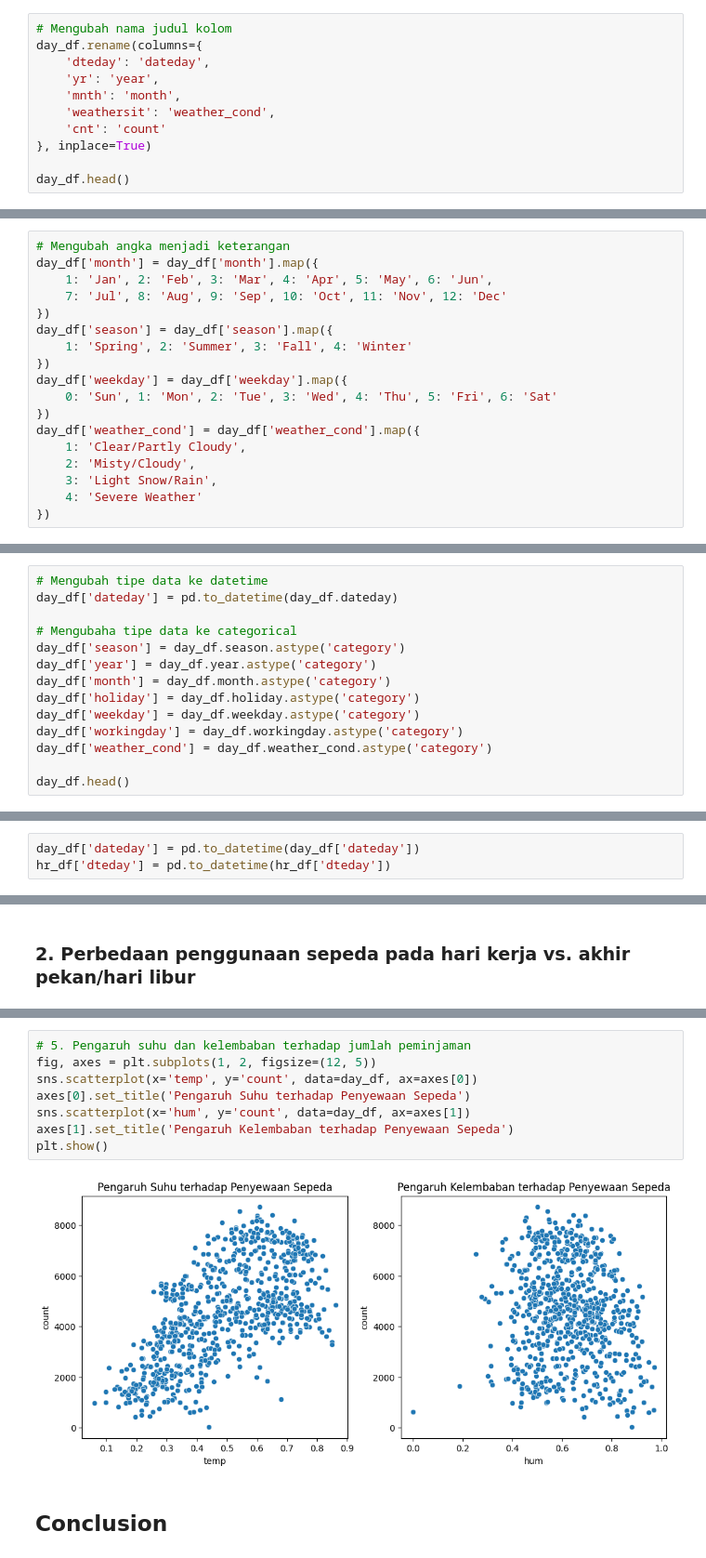
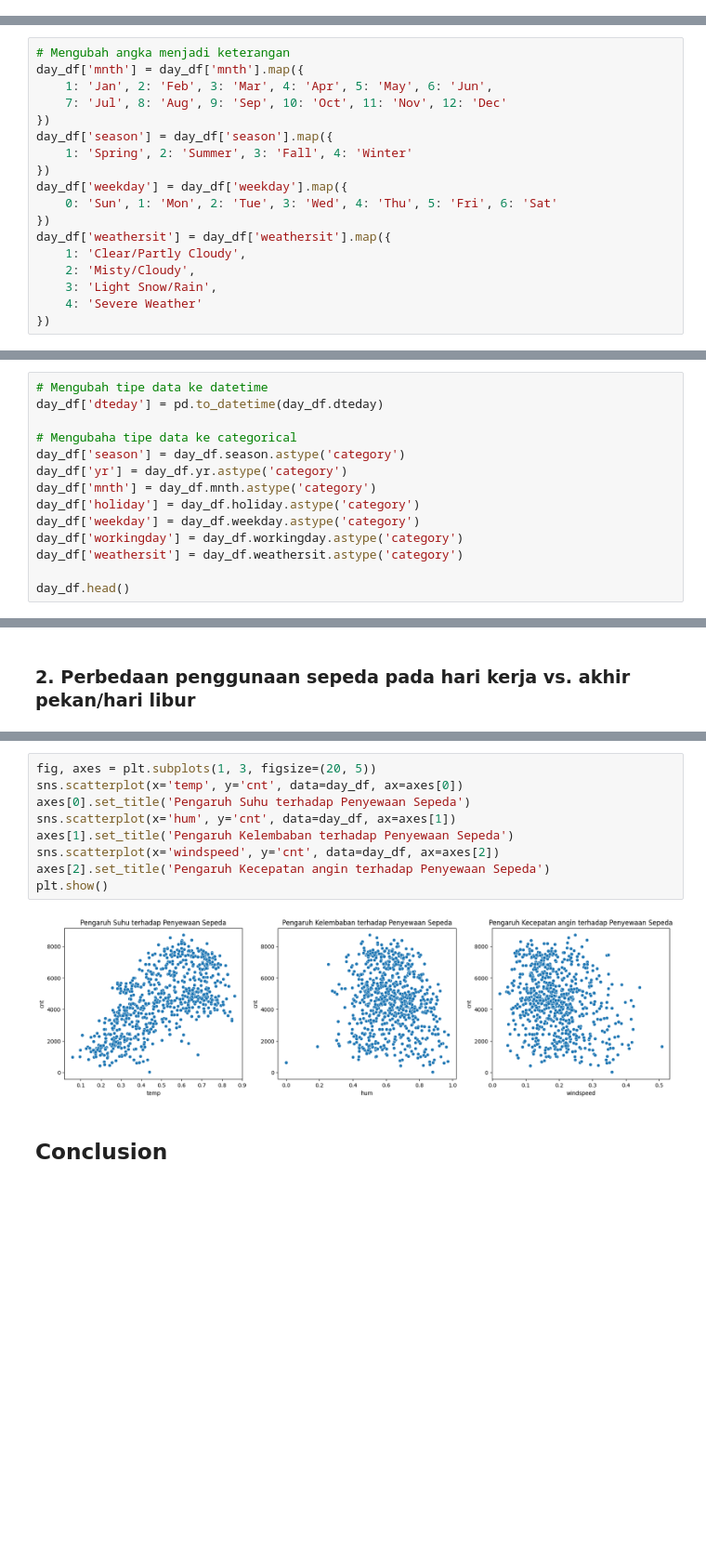
Before and after one commit to FaizAbiyyu/Bike-Sharing-Rental-Streamlit, a Jupyter notebook: notebookBikeSharing.ipynb, the cells around one changed output, grey strips where cells are left out. Shown at 93% size. Cells and saved outputs as stored; diff of their text form; blank space fills up the shorter version.

```diff
--- a/notebookBikeSharing.ipynb
+++ b/notebookBikeSharing.ipynb
@@ -281,14 +234,3 @@ day_df.head()
 3. Mengubah beberapa detail tentang kolom
 
 Karena nama-nama dari kolom diatas agak kurang sesuai dengan style saya, maka akan saya rubah. Dan juga saya lebih suka dengan tipe data yang bentuknya kategorikal, jadi beberapa yang sebelumnya adalah angka akan saya rubah. Serta sebelumnya ada tipe data yang juga tidak sesuai, dan itu akan saya rubah juga.
-# %%
-# Mengubah nama judul kolom
-day_df.rename(columns={
-    'dteday': 'dateday',
-    'yr': 'year',
-    'mnth': 'month',
-    'weathersit': 'weather_cond',
-    'cnt': 'count'
-}, inplace=True)
-
-day_df.head()
@@ -302,6 +237,6 @@ day_df.head()
 # %%
 # Mengubah angka menjadi keterangan
-day_df['month'] = day_df['month'].map({
+day_df['mnth'] = day_df['mnth'].map({
     1: 'Jan', 2: 'Feb', 3: 'Mar', 4: 'Apr', 5: 'May', 6: 'Jun',
     7: 'Jul', 8: 'Aug', 9: 'Sep', 10: 'Oct', 11: 'Nov', 12: 'Dec'
 })
@@ -311,7 +246,7 @@ day_df['season'] = day_df['season'].map({
 day_df['weekday'] = day_df['weekday'].map({
     0: 'Sun', 1: 'Mon', 2: 'Tue', 3: 'Wed', 4: 'Thu', 5: 'Fri', 6: 'Sat'
 })
-day_df['weather_cond'] = day_df['weather_cond'].map({
+day_df['weathersit'] = day_df['weathersit'].map({
     1: 'Clear/Partly Cloudy',
     2: 'Misty/Cloudy',
     3: 'Light Snow/Rain',
@@ -320,15 +264,15 @@ day_df['weather_cond'] = day_df['weather_cond'].map({
 # %%
 # Mengubah tipe data ke datetime
-day_df['dateday'] = pd.to_datetime(day_df.dateday)
+day_df['dteday'] = pd.to_datetime(day_df.dteday)
 
 # Mengubaha tipe data ke categorical
 day_df['season'] = day_df.season.astype('category')
-day_df['year'] = day_df.year.astype('category')
-day_df['month'] = day_df.month.astype('category')
+day_df['yr'] = day_df.yr.astype('category')
+day_df['mnth'] = day_df.mnth.astype('category')
 day_df['holiday'] = day_df.holiday.astype('category')
 day_df['weekday'] = day_df.weekday.astype('category')
 day_df['workingday'] = day_df.workingday.astype('category')
-day_df['weather_cond'] = day_df.weather_cond.astype('category')
+day_df['weathersit'] = day_df.weathersit.astype('category')
 
 day_df.head()
 # %% [output]
@@ -548,5 +664,2 @@ hr_df.head()
-# %%
-day_df['dateday'] = pd.to_datetime(day_df['dateday'])
-hr_df['dteday'] = pd.to_datetime(hr_df['dteday'])
 # %%
 plt.figure(figsize=(12, 6))
@@ -601,13 +735,14 @@ hr_df.head(1)
 # %%
-# 5. Pengaruh suhu dan kelembaban terhadap jumlah peminjaman
-fig, axes = plt.subplots(1, 2, figsize=(12, 5))
-sns.scatterplot(x='temp', y='count', data=day_df, ax=axes[0])
+fig, axes = plt.subplots(1, 3, figsize=(20, 5))
+sns.scatterplot(x='temp', y='cnt', data=day_df, ax=axes[0])
 axes[0].set_title('Pengaruh Suhu terhadap Penyewaan Sepeda')
-sns.scatterplot(x='hum', y='count', data=day_df, ax=axes[1])
+sns.scatterplot(x='hum', y='cnt', data=day_df, ax=axes[1])
 axes[1].set_title('Pengaruh Kelembaban terhadap Penyewaan Sepeda')
+sns.scatterplot(x='windspeed', y='cnt', data=day_df, ax=axes[2])
+axes[2].set_title('Pengaruh Kecepatan angin terhadap Penyewaan Sepeda')
 plt.show()
 # %% [output]
-[figure, old version]
+[figure, new version]
 # %% [markdown]
 
 ## **Conclusion**
```
Also changed, not shown: parts of 45 cells of this notebook, 1 other file.
